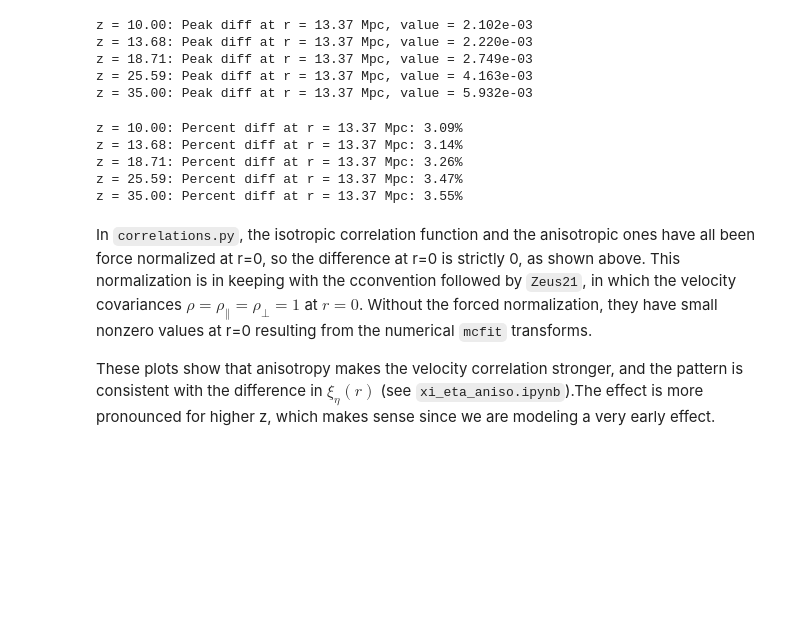
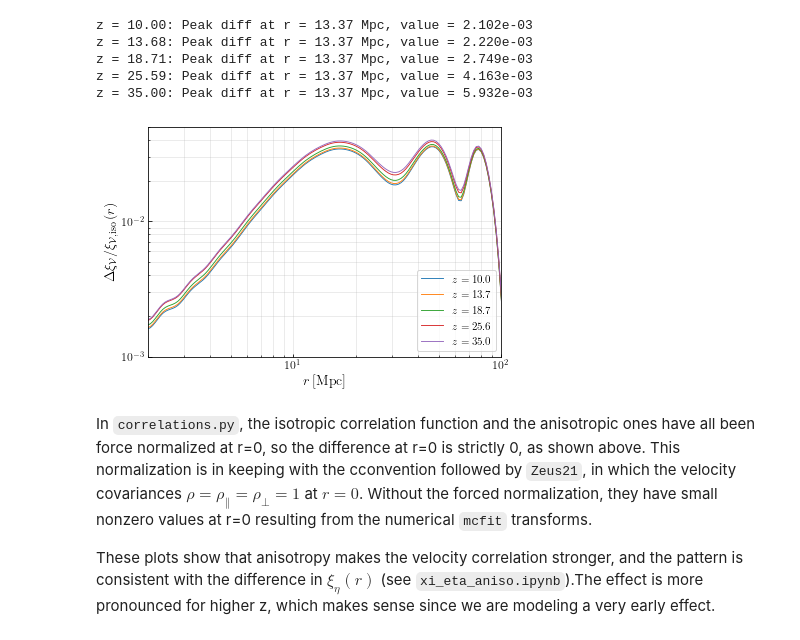
Before and after one commit to ryanyrzh/Zeus21, a Jupyter notebook: aniso_tests/corr_breakdown.ipynb, the cells around one changed output. Saved outputs shown, nothing was run; the diff lists cells and outputs as text; code cells hidden in the pictures; blank space fills up the shorter version.

```diff
--- a/aniso_tests/corr_breakdown.ipynb
+++ b/aniso_tests/corr_breakdown.ipynb
@@ -383,25 +384,29 @@ z = 13.68: Peak diff at r = 13.37 Mpc, value = 2.220e-03
 z = 18.71: Peak diff at r = 13.37 Mpc, value = 2.749e-03
 z = 25.59: Peak diff at r = 13.37 Mpc, value = 4.163e-03
 z = 35.00: Peak diff at r = 13.37 Mpc, value = 5.932e-03
-# %%
-# Compute percent difference w.r.t. iso at the peak difference for each chosen z
-percent_diffs = []
-for i, r_peak, xi_peak in zip(idxs, r_peak_vals, xi_peak_vals):
-    # Find the value of the isotropic correlation at r_peak
-    idx_r = np.argmin(np.abs(rlist - r_peak))
-    xi_iso = xi_V_R1R2[i, idx_r]
-    if np.abs(xi_iso) > 0:
-        percent_diff = 100 * xi_peak / xi_iso
-    else:
-        percent_diff = np.nan  # avoid divide by zero
-    percent_diffs.append(percent_diff)
-    print(f"z = {zlist[i]:.2f}: Percent diff at r = {r_peak:.2f} Mpc: {percent_diff:.2f}%")
-# %% [output]
-z = 10.00: Percent diff at r = 13.37 Mpc: 3.09%
-z = 13.68: Percent diff at r = 13.37 Mpc: 3.14%
-z = 18.71: Percent diff at r = 13.37 Mpc: 3.26%
-z = 25.59: Percent diff at r = 13.37 Mpc: 3.47%
-z = 35.00: Percent diff at r = 13.37 Mpc: 3.55%
+# %%
+fig, ax = plt.subplots(1, 1, figsize=(6, 4))
+for i in idxs:
+    # Interpolate in log-space for r > 0
+    valid_idx = rlist > 0  # Avoid log(0)
+    interp_func_diff = interp1d(np.log10(rlist[valid_idx]), xi_V_R1R2_diff[i, valid_idx], kind='cubic', fill_value="extrapolate")
+    diff_dense = interp_func_diff(np.log10(rlist_dense))
+    interp_func_iso = interp1d(np.log10(rlist[valid_idx]), xi_V_R1R2[i, valid_idx], kind='cubic', fill_value="extrapolate")
+    iso_dense = interp_func_iso(np.log10(rlist_dense))
+    frac_diff = diff_dense / iso_dense
+    ax.plot(rlist_dense, frac_diff, linewidth=0.9, label=r"$z={:.1f}$".format(zlist[i]))
+ax.set_xscale('log')
+ax.set_yscale('log')
+ax.set_xlim(2, 100)
+ax.set_ylim(1e-3, 5e-2)
+ax.set_xlabel(r"$r\,[\mathrm{Mpc}]$", fontsize=14)
+ax.set_ylabel(r'$\Delta\xi_\mathcal{V}/\xi_{\mathcal{V},\mathrm{iso}}\,(r)$', fontsize=14)
+ax.grid(True, which='both', alpha=0.3)
+ax.tick_params(axis="both", which="both", direction="in")
+ax.legend(fontsize=11, title_fontsize=12, loc='lower right')
+plt.tight_layout()
+# %% [output]
+[figure, added]
 # %% [markdown]
 In `correlations.py`, the isotropic correlation function and the anisotropic ones have all been force normalized at r=0, so the difference at r=0 is strictly 0, as shown above. This normalization is in keeping with the cconvention followed by `Zeus21`, in which the velocity covariances $\rho=\rho_\parallel=\rho_\perp=1$ at $r=0$. Without the forced normalization, they have small nonzero values at r=0 resulting from the numerical `mcfit` transforms.
 
```
Also changed, not shown: parts of 11 cells of this notebook.
